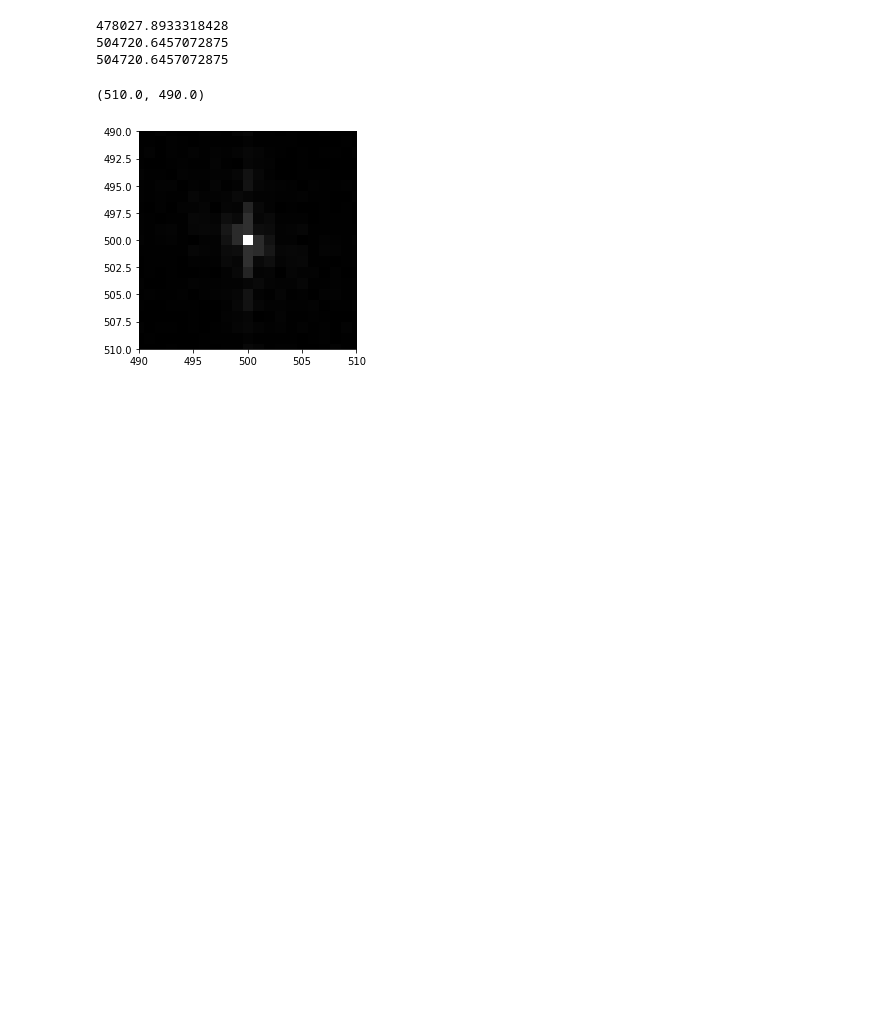
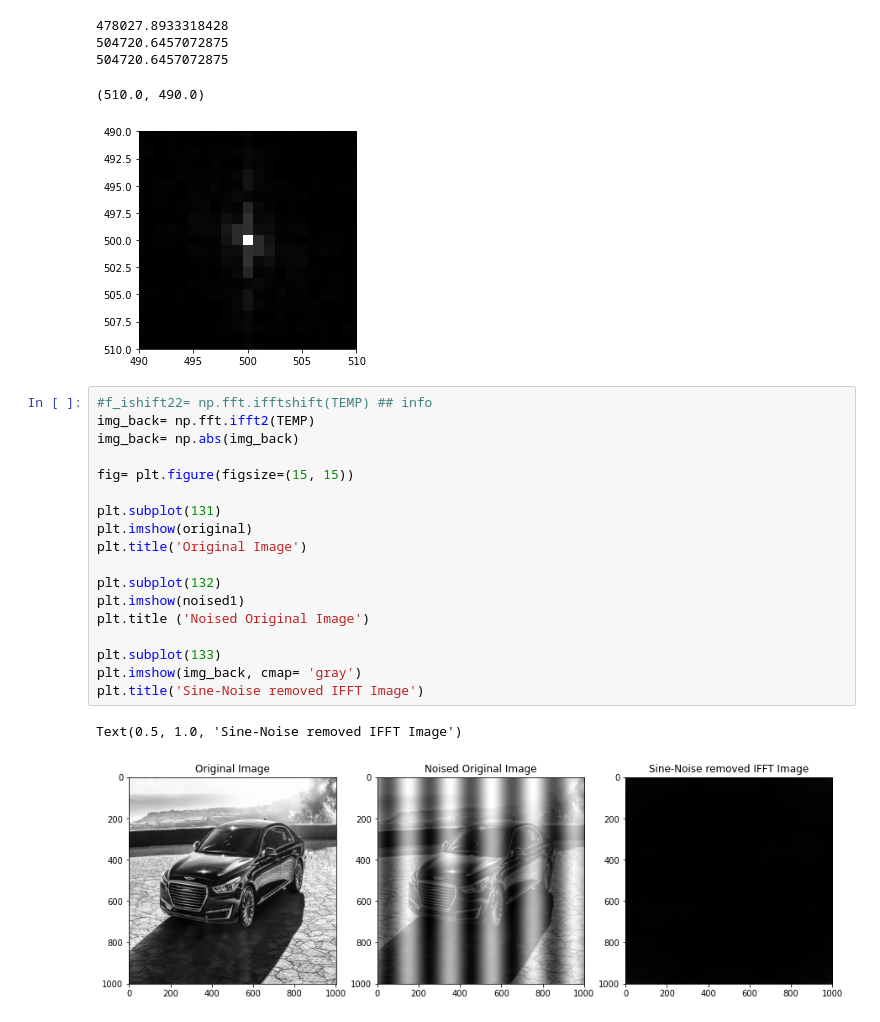
Before and after one commit to mckang6113875/AP_Test_OPEN, a Jupyter notebook: Image_Noise_Canceling_edit1.ipynb, the cells around one changed output. Drawn from its saved outputs; the diff is of its cells as text; blank space fills up the shorter version.

```diff
--- a/Image_Noise_Canceling_edit1.ipynb
+++ b/Image_Noise_Canceling_edit1.ipynb
@@ -523,3 +523,24 @@ plt.ylim([510, 490])
 504720.6457072875
 (510.0, 490.0)
 [figure]
+# %%
+#f_ishift22= np.fft.ifftshift(TEMP) ## info
+img_back= np.fft.ifft2(TEMP)
+img_back= np.abs(img_back)
+
+fig= plt.figure(figsize=(15, 15))
+
+plt.subplot(131)
+plt.imshow(original)
+plt.title('Original Image')
+
+plt.subplot(132)
+plt.imshow(noised1)
+plt.title ('Noised Original Image')
+
+plt.subplot(133)
+plt.imshow(img_back, cmap= 'gray')
+plt.title('Sine-Noise removed IFFT Image')
+# %% [output]
+Text(0.5, 1.0, 'Sine-Noise removed IFFT Image')
+[figure, added]
```
